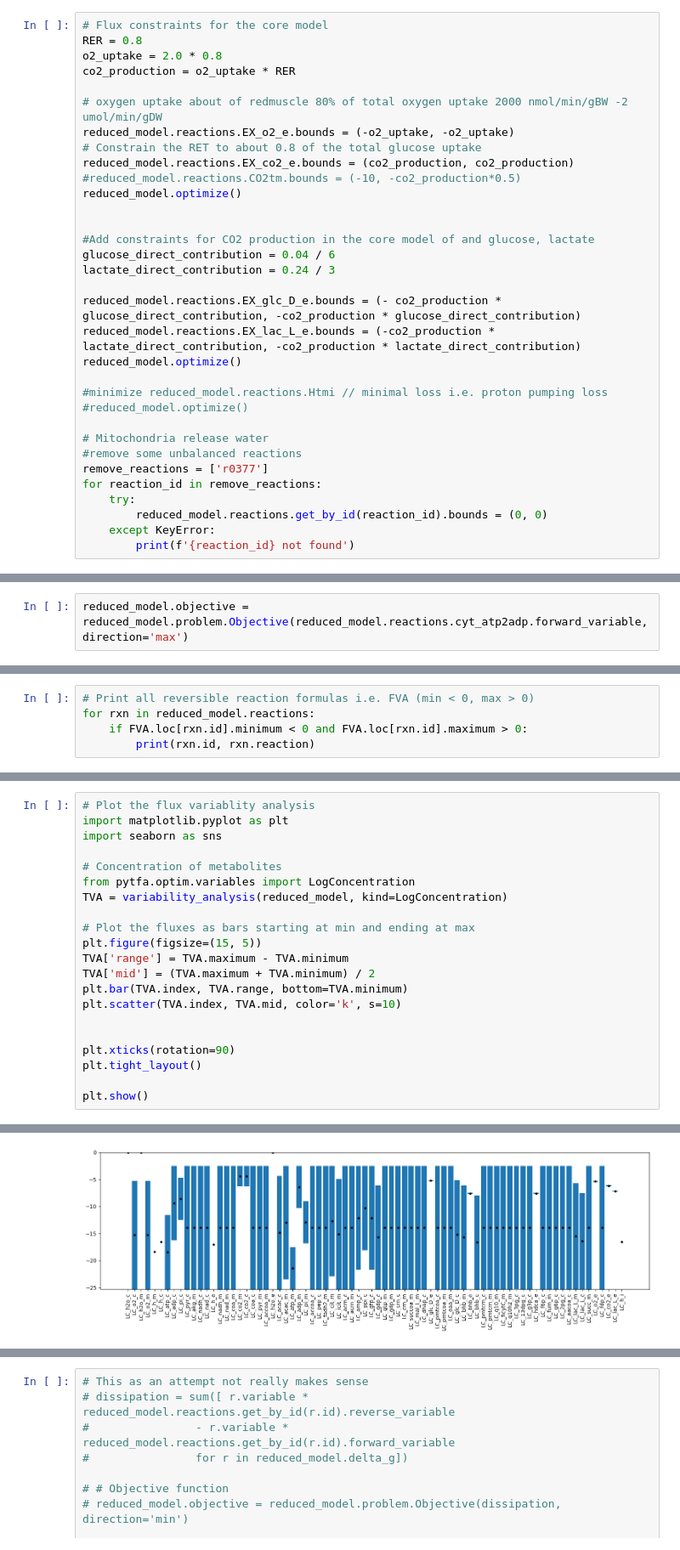
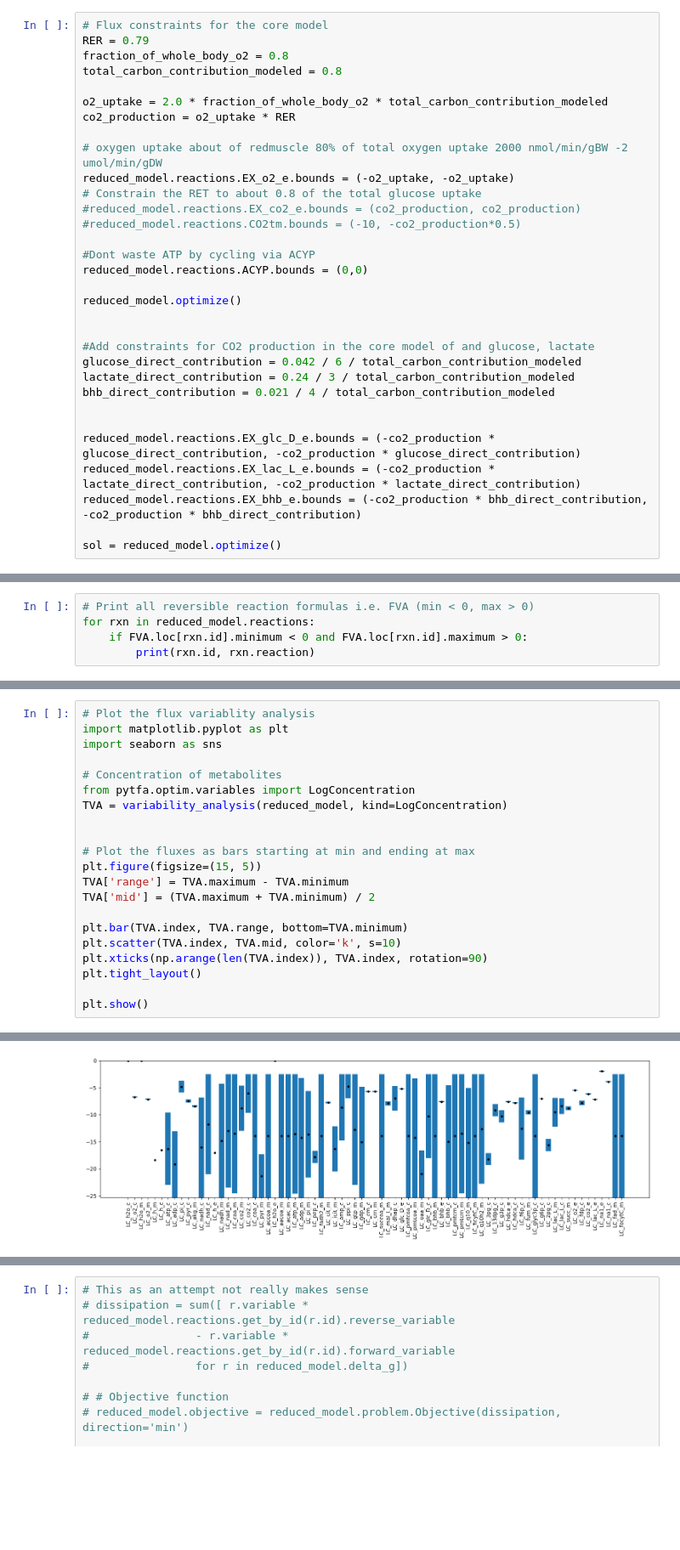
Before and after one commit to weilandtd/competitive_catabolism, a Jupyter notebook: mechanistic_model/data_integration.ipynb, the cells around one changed output, grey strips where cells are left out. Shown at 85% size. Saved outputs shown, nothing was run; the diff lists cells and outputs as text; blank space fills up the shorter version.

Commit message:
BFC: catching up on modeling after windows outage

```diff
--- a/mechanistic_model/data_integration.ipynb
+++ b/mechanistic_model/data_integration.ipynb
@@ -38,33 +262,32 @@ reduced_model.medium
 # %%
 # Flux constraints for the core model
-RER = 0.8
-o2_uptake = 2.0 * 0.8
+RER = 0.79
+fraction_of_whole_body_o2 = 0.8
+total_carbon_contribution_modeled = 0.8
+
+o2_uptake = 2.0 * fraction_of_whole_body_o2 * total_carbon_contribution_modeled
 co2_production = o2_uptake * RER
 
 # oxygen uptake about of redmuscle 80% of total oxygen uptake 2000 nmol/min/gBW -2 umol/min/gDW
 reduced_model.reactions.EX_o2_e.bounds = (-o2_uptake, -o2_uptake)
 # Constrain the RET to about 0.8 of the total glucose uptake
-reduced_model.reactions.EX_co2_e.bounds = (co2_production, co2_production)
+#reduced_model.reactions.EX_co2_e.bounds = (co2_production, co2_production)
 #reduced_model.reactions.CO2tm.bounds = (-10, -co2_production*0.5)
+
+#Dont waste ATP by cycling via ACYP
+reduced_model.reactions.ACYP.bounds = (0,0)
+
 reduced_model.optimize()
 
 
 #Add constraints for CO2 production in the core model of and glucose, lactate
-glucose_direct_contribution = 0.04 / 6
-lactate_direct_contribution = 0.24 / 3
+glucose_direct_contribution = 0.042 / 6 / total_carbon_contribution_modeled
+lactate_direct_contribution = 0.24 / 3 / total_carbon_contribution_modeled
+bhb_direct_contribution = 0.021 / 4 / total_carbon_contribution_modeled
 
-reduced_model.reactions.EX_glc_D_e.bounds = (- co2_production * glucose_direct_contribution, -co2_production * glucose_direct_contribution)
+
+reduced_model.reactions.EX_glc_D_e.bounds = (-co2_production * glucose_direct_contribution, -co2_production * glucose_direct_contribution)
 reduced_model.reactions.EX_lac_L_e.bounds = (-co2_production * lactate_direct_contribution, -co2_production * lactate_direct_contribution)
-reduced_model.optimize()
+reduced_model.reactions.EX_bhb_e.bounds = (-co2_production * bhb_direct_contribution, -co2_production * bhb_direct_contribution)
 
-#minimize reduced_model.reactions.Htmi // minimal loss i.e. proton pumping loss
-#reduced_model.optimize()
-
-# Mitochondria release water
-#remove some unbalanced reactions
-remove_reactions = ['r0377']
-for reaction_id in remove_reactions:
-    try:
-        reduced_model.reactions.get_by_id(reaction_id).bounds = (0, 0)
-    except KeyError:
-        print(f'{reaction_id} not found')
+sol = reduced_model.optimize()
@@ -200,2 +591,0 @@ plt.show()
-# %%
-reduced_model.objective = reduced_model.problem.Objective(reduced_model.reactions.cyt_atp2adp.forward_variable, direction='max')
@@ -247,15 +671,15 @@ import seaborn as sns
 from pytfa.optim.variables import LogConcentration
 TVA = variability_analysis(reduced_model, kind=LogConcentration)
 
+
 # Plot the fluxes as bars starting at min and ending at max
 plt.figure(figsize=(15, 5))
 TVA['range'] = TVA.maximum - TVA.minimum
 TVA['mid'] = (TVA.maximum + TVA.minimum) / 2
+
 plt.bar(TVA.index, TVA.range, bottom=TVA.minimum)
 plt.scatter(TVA.index, TVA.mid, color='k', s=10)
-
-
-plt.xticks(rotation=90)
+plt.xticks(np.arange(len(TVA.index)), TVA.index, rotation=90)
 plt.tight_layout()
 
 plt.show()
@@ -264 +688 @@ plt.show()
-[figure, old version]
+[figure, new version]
```
Also changed, not shown: parts of 71 cells of this notebook, 38 other files.
